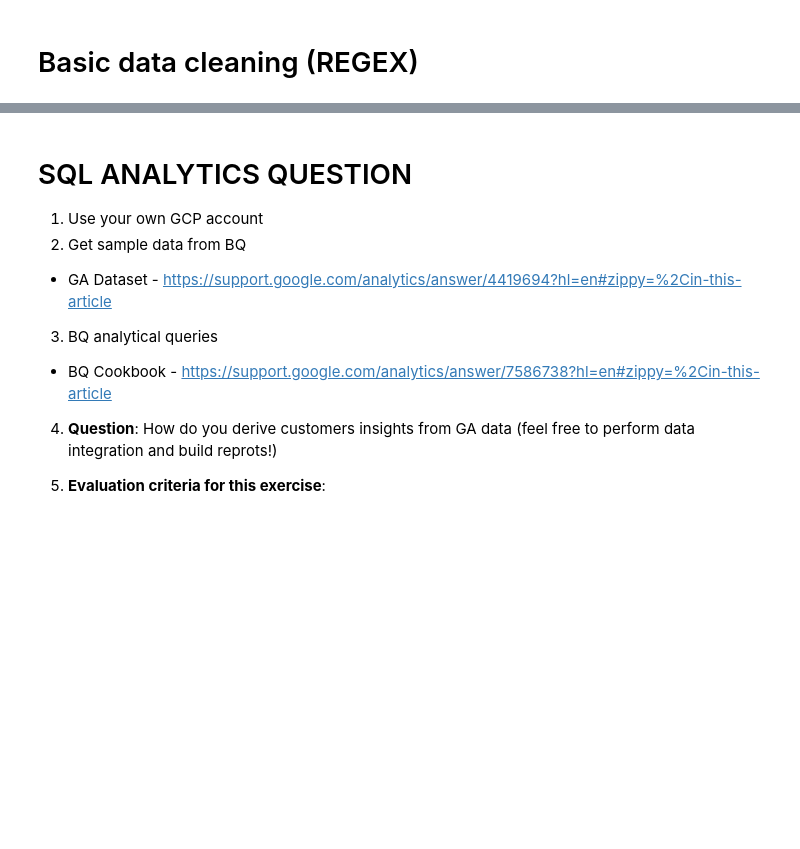
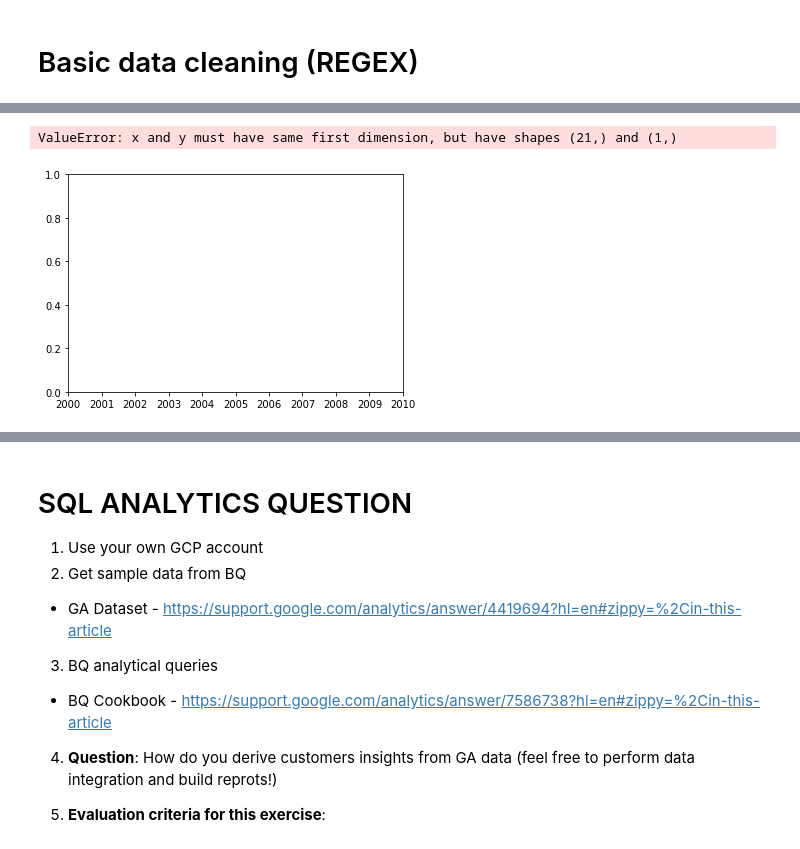
Before and after one commit to paulowe/twitter_stock_market_mining, a Jupyter notebook: BMO_Case_study.ipynb, the cells around one changed output, grey strips where cells are left out. Saved outputs shown, nothing was run; the diff lists cells and outputs as text; code cells hidden in the pictures; blank space fills up the shorter version.

```diff
--- a/BMO_Case_study.ipynb
+++ b/BMO_Case_study.ipynb
@@ -119,0 +165,12 @@ df
+# %%
+# df.set_index('Created At')
+df['Created At'] = pd.to_datetime(df['Created At'])
+
+start_date='2022-05-28'
+
+end_date='2022-05-29'
+
+mask = (df['Created At'] > start_date) & (df['Created At'] <= end_date) & (df['Tickers'] == '$BMO')
+
+df = df.loc[mask]
+df
@@ -119,0 +195,12 @@ df
+# %%
+# https://matplotlib.org/stable/api/_as_gen/matplotlib.pyplot.plot_date.html?highlight=plot_date#matplotlib.pyplot.plot_date
+plt.plot_date(x=df.index, y=len(df), c='#0D2840', linestyle='solid', markersize=1.5, mfc='red')
+
+# Add title https://matplotlib.org/3.5.1/api/_as_gen/matplotlib.pyplot.title.html
+plt.title(label='Daily Tweets for RBC', loc='center', fontdict={'color': 'black'})
+
+# Plot a line chart illustrating global search interest for blockchain
+plt.show()
+# %% [output]
+ValueError: x and y must have same first dimension, but have shapes (21,) and (1,)
+[figure, added]
```
Also changed, not shown: parts of 13 cells of this notebook.
